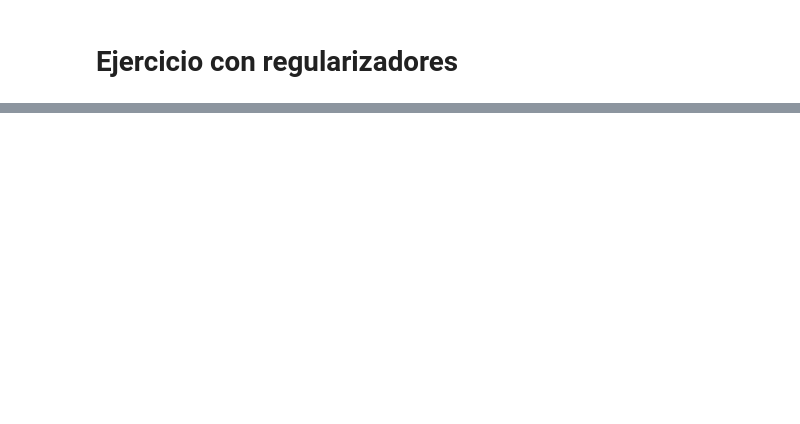
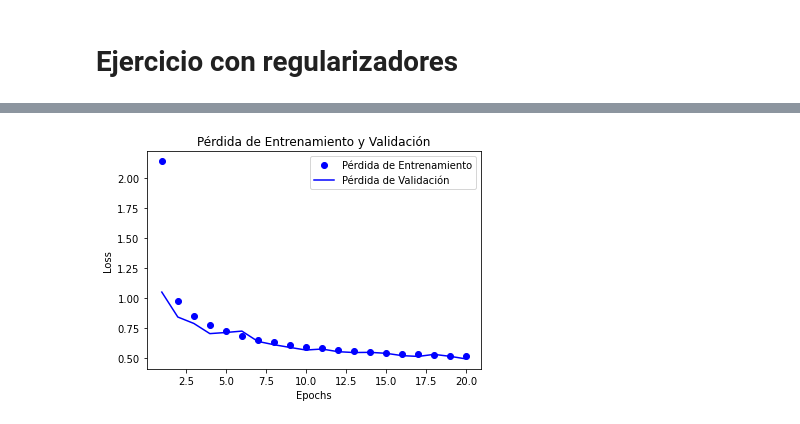
Before and after one commit to marialongogarcia/deeplearning, a Jupyter notebook: Ejercicio Regularizadores.ipynb, the cells around one changed output, grey strips where cells are left out. Saved outputs shown, nothing was run; the diff lists cells and outputs as text; code cells hidden in the pictures; blank space fills up the shorter version.

```diff
--- a/Ejercicio Regularizadores.ipynb
+++ b/Ejercicio Regularizadores.ipynb
@@ -61,0 +106,15 @@ Valor real para la primera imagen de test: 7
+# %%
+from keras import regularizers
+
+network = models.Sequential()
+network.add(layers.Dense(512,kernel_regularizer=regularizers.l1(0.001) ,
+                         name='Capa_Entrada_Relu', activation='relu', input_shape=(28*28,)))
+network.add(layers.Dense(10, name='Capa_Salida_Softmax', activation='softmax'))
+network.summary()
+print("=======================================================================")
+network.compile(optimizer='rmsprop',
+                loss='sparse_categorical_crossentropy',
+                metrics=['accuracy'])
+
+history = network.fit(train_images, train_labels, epochs=20, batch_size=128,
+            validation_data=(validation_images, validation_labels))
@@ -61,0 +141,22 @@ Valor real para la primera imagen de test: 7
+# %%
+import matplotlib.pyplot as plt
+
+acc = history.history['accuracy']
+val_acc = history.history['val_accuracy']
+loss = history.history['loss']
+val_loss = history.history['val_loss']
+
+epochs = range(1, len(acc) + 1)
+
+# "bo" es para "punto azun"
+plt.plot(epochs, loss, 'bo', label='Pérdida de Entrenamiento')
+# "b" es para "linea continua azul"
+plt.plot(epochs, val_loss, 'b', label='Pérdida de Validación')
+plt.title('Pérdida de Entrenamiento y Validación')
+plt.xlabel('Epochs')
+plt.ylabel('Loss')
+plt.legend()
+
+plt.show()
+# %% [output]
+[figure, added]
```
Also changed, not shown: parts of 22 cells of this notebook.
